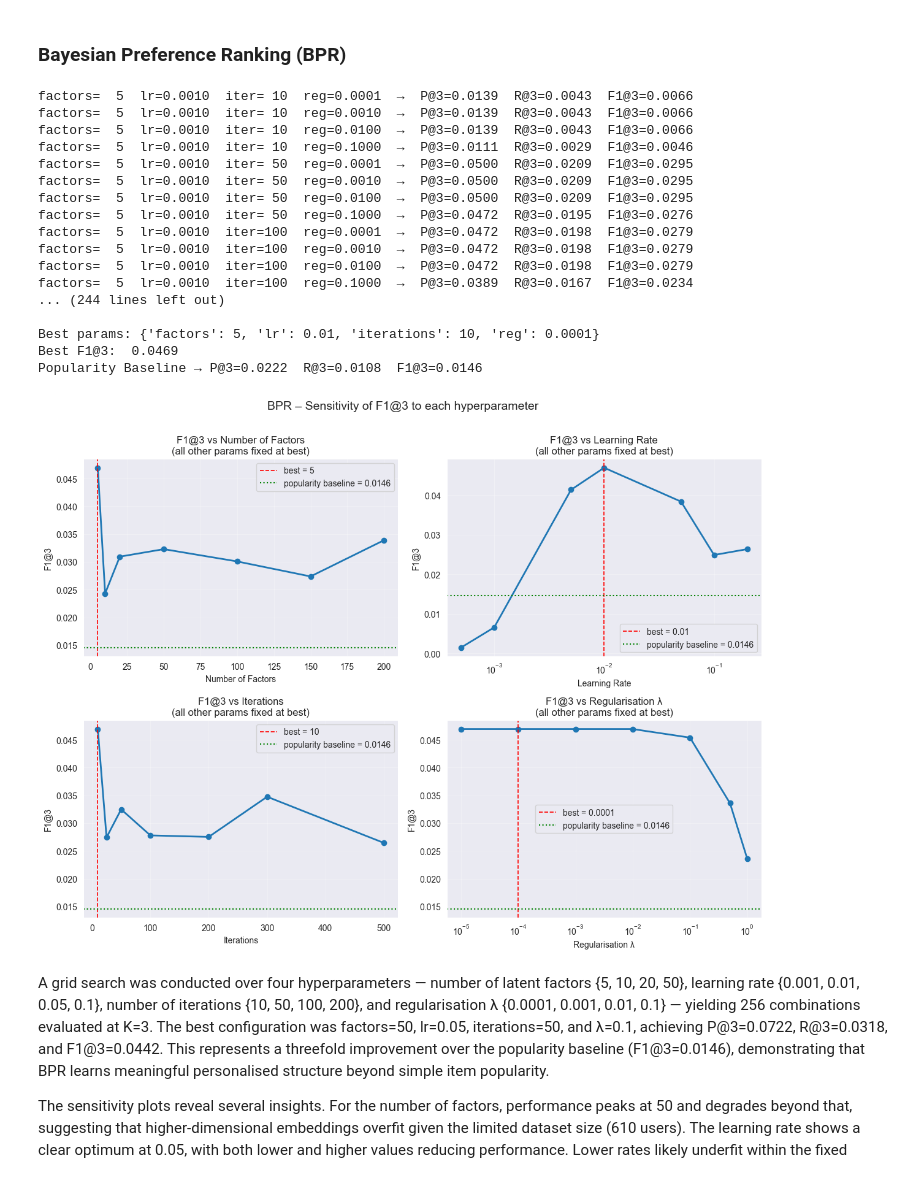
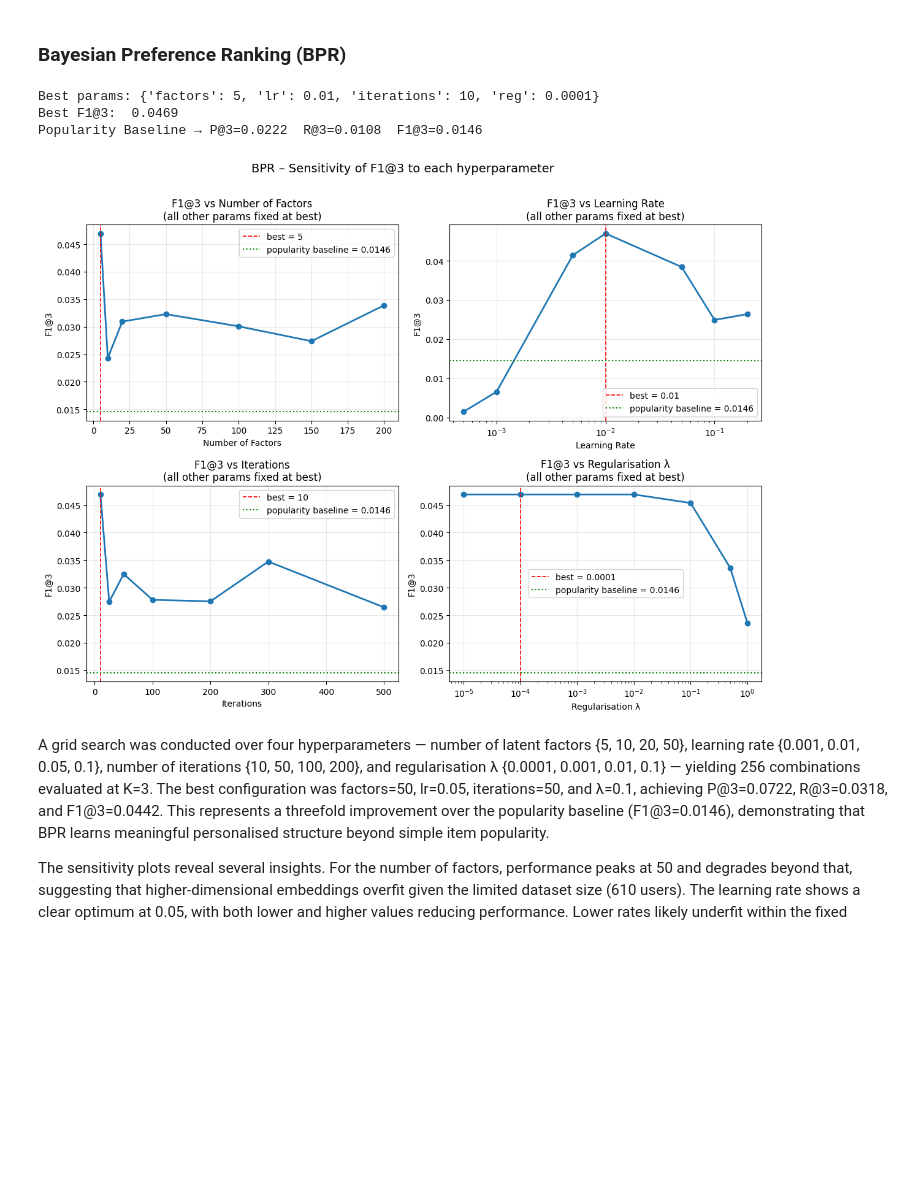
Before and after one commit to arodzina/TACD_project, a Jupyter notebook: data_preparation.ipynb, the cells around one changed output. Cells and saved outputs as stored; diff of their text form; code cells hidden in the pictures; blank space fills up the shorter version.

```diff
--- a/data_preparation.ipynb
+++ b/data_preparation.ipynb
@@ -2017,8 +2017,7 @@ for factors, lr, iterations, reg in itertools.product(
     grid_results.append(dict(factors=factors, lr=lr,
                              iterations=iterations, reg=reg,
                              precision=p, recall=r, f1=f1))
-    print(f"factors={factors:3d}  lr={lr:.4f}  iter={iterations:3d}  "
-          f"reg={reg:.4f}  →  P@3={p:.4f}  R@3={r:.4f}  F1@3={f1:.4f}")
+
 
     if f1 > best_f1:
         best_f1 = f1
@@ -2054,50 +2053,36 @@ axes = axes.flatten()
 for ax, (param, values) in zip(axes, sweep.items()):
     f1_scores = []
     for v in values:
         kwargs = {**best_params, param: v}
         _, _, f1 = fit_and_evaluate(
             kwargs["factors"], kwargs["lr"],
             kwargs["iterations"], kwargs["reg"],
             train_user_item, val_user_item
         )
         f1_scores.append(f1)
 
     ax.plot(values, f1_scores, marker="o", linewidth=2)
     ax.axvline(best_params[param], color="red", linestyle="--",
                linewidth=1.2, label=f"best = {best_params[param]}")
-    ax.axhline(pop_f1, color="green", linestyle=":", linewidth=1.5,   # <-- added
-               label=f"popularity baseline = {pop_f1:.4f}")           # <-- added
+    ax.axhline(pop_f1, color="green", linestyle=":", linewidth=1.5,
+               label=f"popularity baseline = {pop_f1:.4f}")
     ax.set_xlabel(labels[param])
     ax.set_ylabel("F1@3")
     ax.set_title(f"F1@3 vs {labels[param]}\n(all other params fixed at best)")
     if param in ("lr", "reg"):
         ax.set_xscale("log")
     ax.legend()
     ax.grid(True, alpha=0.3)
 
 fig.suptitle("BPR – Sensitivity of F1@3 to each hyperparameter", fontsize=14, y=1.01)
 plt.tight_layout()
 plt.savefig("bpr_sensitivity.png", dpi=150, bbox_inches="tight")
 plt.show()
 # %% [output]
-factors=  5  lr=0.0010  iter= 10  reg=0.0001  →  P@3=0.0139  R@3=0.0043  F1@3=0.0066
-factors=  5  lr=0.0010  iter= 10  reg=0.0010  →  P@3=0.0139  R@3=0.0043  F1@3=0.0066
-factors=  5  lr=0.0010  iter= 10  reg=0.0100  →  P@3=0.0139  R@3=0.0043  F1@3=0.0066
-factors=  5  lr=0.0010  iter= 10  reg=0.1000  →  P@3=0.0111  R@3=0.0029  F1@3=0.0046
-factors=  5  lr=0.0010  iter= 50  reg=0.0001  →  P@3=0.0500  R@3=0.0209  F1@3=0.0295
-factors=  5  lr=0.0010  iter= 50  reg=0.0010  →  P@3=0.0500  R@3=0.0209  F1@3=0.0295
-factors=  5  lr=0.0010  iter= 50  reg=0.0100  →  P@3=0.0500  R@3=0.0209  F1@3=0.0295
-factors=  5  lr=0.0010  iter= 50  reg=0.1000  →  P@3=0.0472  R@3=0.0195  F1@3=0.0276
-factors=  5  lr=0.0010  iter=100  reg=0.0001  →  P@3=0.0472  R@3=0.0198  F1@3=0.0279
-factors=  5  lr=0.0010  iter=100  reg=0.0010  →  P@3=0.0472  R@3=0.0198  F1@3=0.0279
-factors=  5  lr=0.0010  iter=100  reg=0.0100  →  P@3=0.0472  R@3=0.0198  F1@3=0.0279
-factors=  5  lr=0.0010  iter=100  reg=0.1000  →  P@3=0.0389  R@3=0.0167  F1@3=0.0234
-... (244 lines left out)
-
 Best params: {'factors': 5, 'lr': 0.01, 'iterations': 10, 'reg': 0.0001}
 Best F1@3:  0.0469
 Popularity Baseline → P@3=0.0222  R@3=0.0108  F1@3=0.0146
-[figure, old version]
+[figure, new version]
 # %% [markdown]
 A grid search was conducted over four hyperparameters — number of latent factors {5, 10, 20, 50}, learning rate {0.001, 0.01, 0.05, 0.1}, number of iterations {10, 50, 100, 200}, and regularisation λ {0.0001, 0.001, 0.01, 0.1} — yielding 256 combinations evaluated at K=3. The best configuration was factors=50, lr=0.05, iterations=50, and λ=0.1, achieving P@3=0.0722, R@3=0.0318, and F1@3=0.0442.
 This represents a threefold improvement over the popularity baseline (F1@3=0.0146), demonstrating that BPR learns meaningful personalised structure beyond simple item popularity.
```
Also changed, not shown: parts of 13 cells of this notebook.
